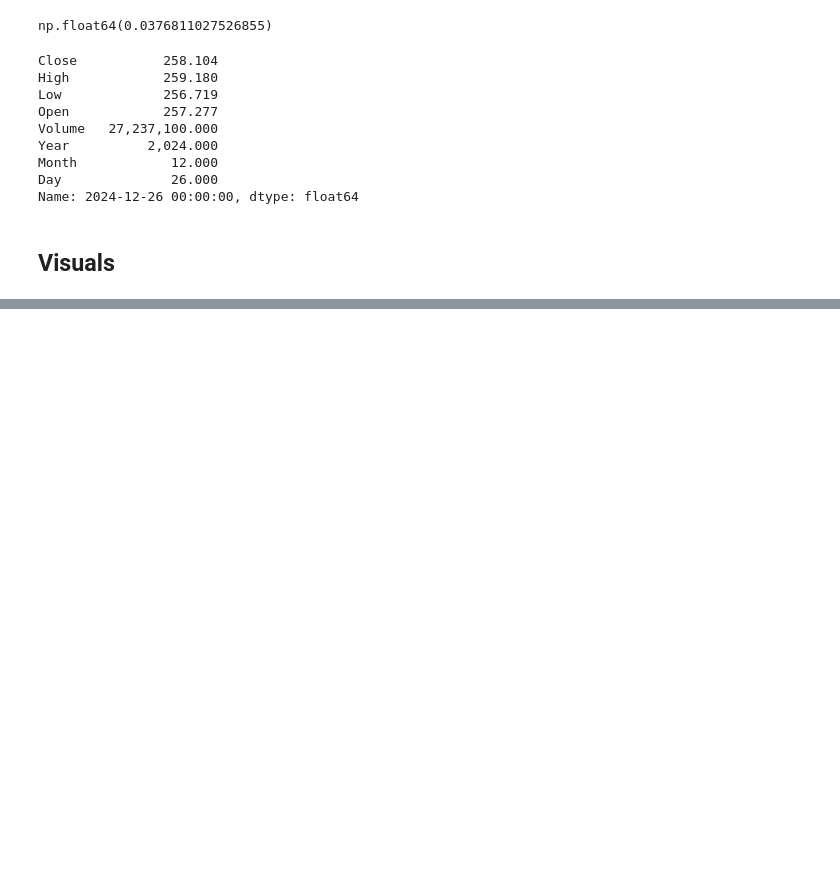
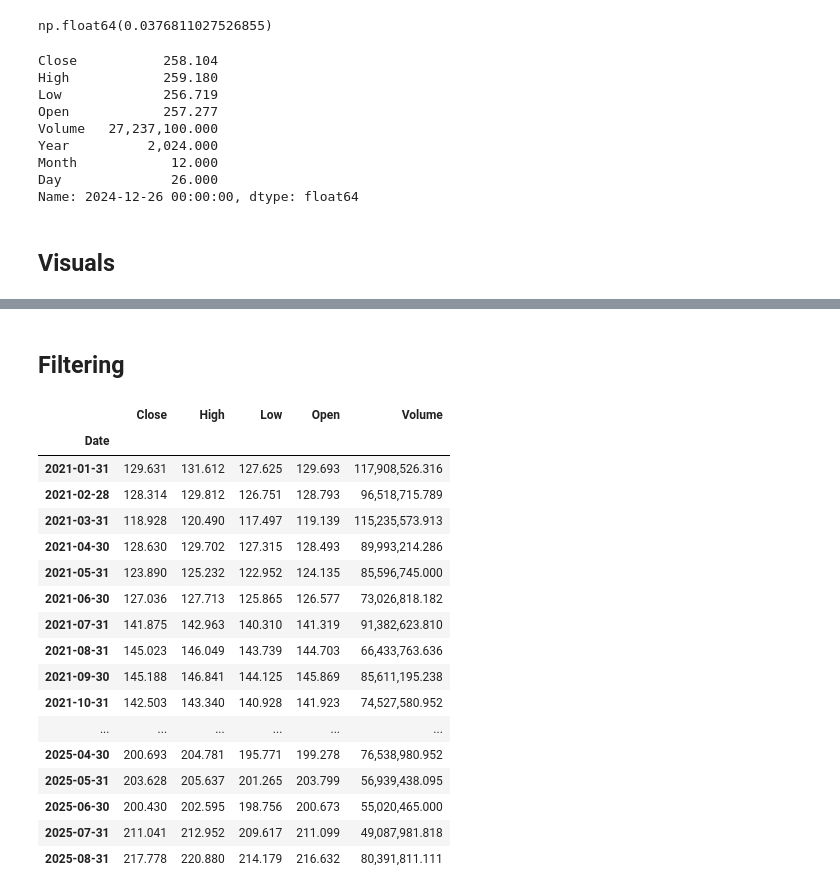
Before and after one commit to edwardns2/PythonML, a Jupyter notebook: files/apple_stock.ipynb, the cells around one changed output, grey strips where cells are left out. Cells and saved outputs as stored; diff of their text form; code cells hidden in the pictures; blank space fills up the shorter version.

```diff
--- a/files/apple_stock.ipynb
+++ b/files/apple_stock.ipynb
@@ -130,0 +209,2 @@ px.bar(aapl_df["Volume"], title="Apple Stock Info")
+# %%
+monthly_df = aapl_df.resample("ME").mean().drop(columns=["Year", "Month", "Day"])
@@ -130,0 +282,25 @@ px.bar(aapl_df["Volume"], title="Apple Stock Info")
+# %% [markdown]
+## Filtering
+# %%
+monthly_df.loc[
+    (monthly_df.index.year > 2020)
+]
+# %% [output]
+|  | Close | High | Low | Open | Volume |
+| Date |  |  |  |  |  |
+| 2021-01-31 | 129.631 | 131.612 | 127.625 | 129.693 | 117,908,526.316 |
+| 2021-02-28 | 128.314 | 129.812 | 126.751 | 128.793 | 96,518,715.789 |
+| 2021-03-31 | 118.928 | 120.490 | 117.497 | 119.139 | 115,235,573.913 |
+| 2021-04-30 | 128.630 | 129.702 | 127.315 | 128.493 | 89,993,214.286 |
+| 2021-05-31 | 123.890 | 125.232 | 122.952 | 124.135 | 85,596,745.000 |
+| 2021-06-30 | 127.036 | 127.713 | 125.865 | 126.577 | 73,026,818.182 |
+| 2021-07-31 | 141.875 | 142.963 | 140.310 | 141.319 | 91,382,623.810 |
+| 2021-08-31 | 145.023 | 146.049 | 143.739 | 144.703 | 66,433,763.636 |
+| 2021-09-30 | 145.188 | 146.841 | 144.125 | 145.869 | 85,611,195.238 |
+| 2021-10-31 | 142.503 | 143.340 | 140.928 | 141.923 | 74,527,580.952 |
+| ... | ... | ... | ... | ... | ... |
+| 2025-04-30 | 200.693 | 204.781 | 195.771 | 199.278 | 76,538,980.952 |
+| 2025-05-31 | 203.628 | 205.637 | 201.265 | 203.799 | 56,939,438.095 |
+| 2025-06-30 | 200.430 | 202.595 | 198.756 | 200.673 | 55,020,465.000 |
+| 2025-07-31 | 211.041 | 212.952 | 209.617 | 211.099 | 49,087,981.818 |
+| 2025-08-31 | 217.778 | 220.880 | 214.179 | 216.632 | 80,391,811.111 |
```
Also changed, not shown: parts of 17 cells of this notebook, 1 other file.
